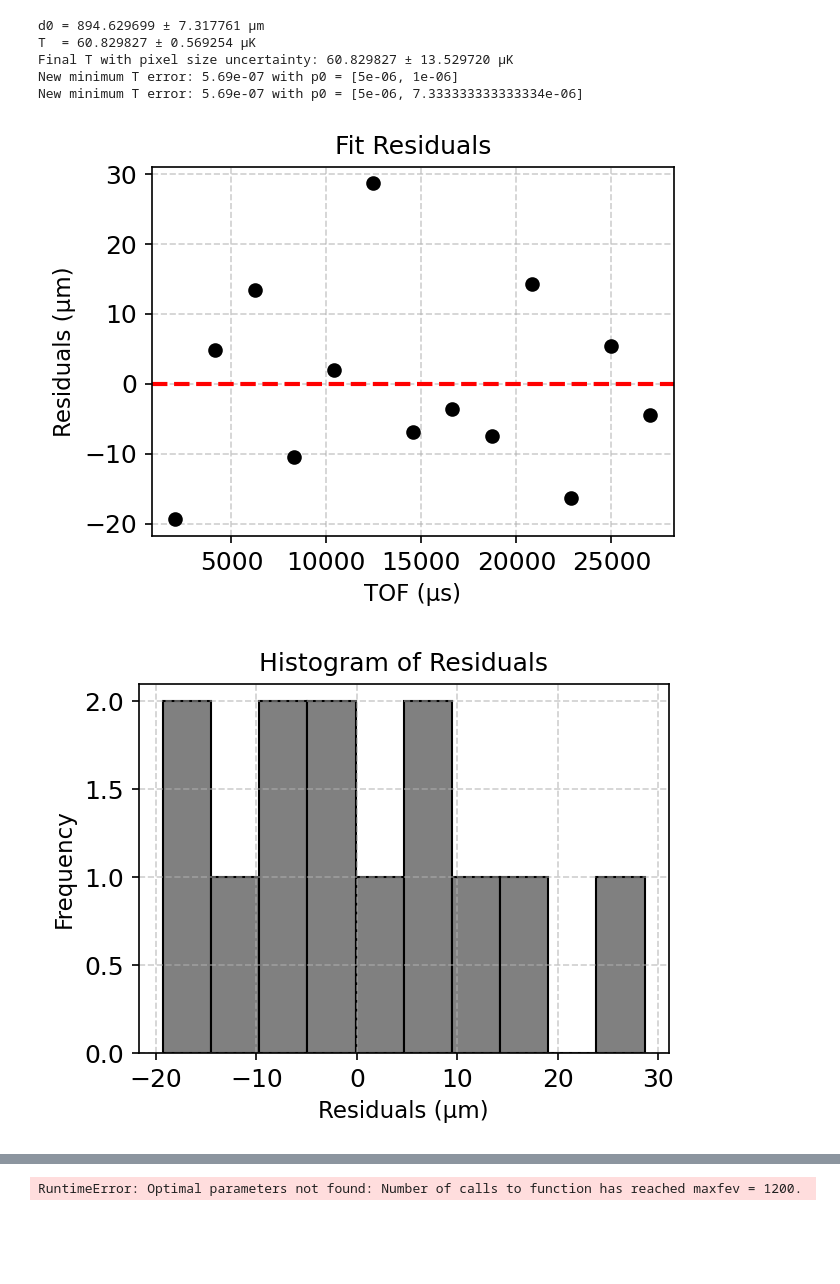
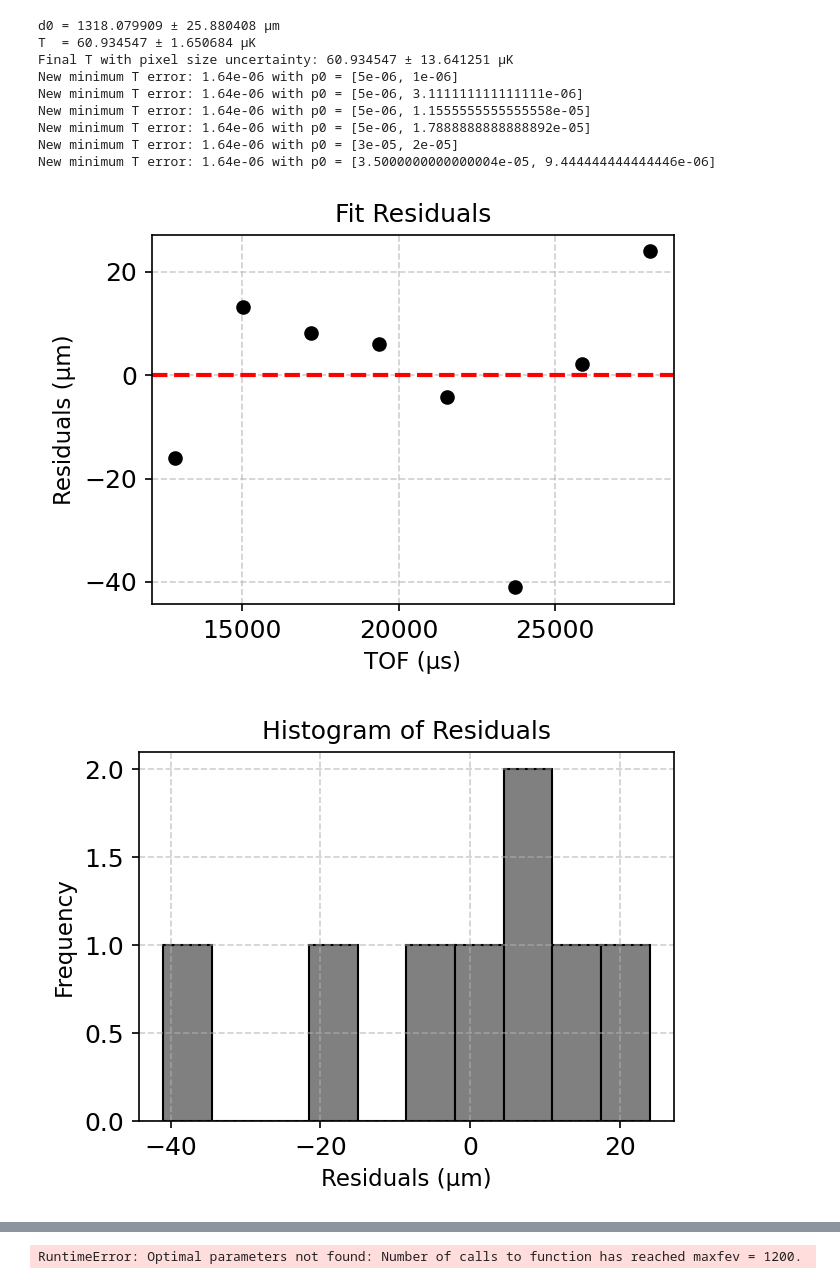
Before and after one commit to harrykendell/ARTIQ, a Jupyter notebook: analysis/plotting_data_post_analysis.ipynb, the cells around one changed output, grey strips where cells are left out. Drawn from its saved outputs; the diff is of its cells as text; code cells hidden in the pictures; blank space fills up the shorter version.

```diff
--- a/analysis/plotting_data_post_analysis.ipynb
+++ b/analysis/plotting_data_post_analysis.ipynb
@@ -553,15 +613,15 @@ Phase Space Density (derived): [0.03591504699582845, 0.0349663705609438, 0.03313
 Lambda db (derived): [4.187707025200943e-08, 4.187707025200943e-08, 4.187707025200943e-08, 4.187707025200943e-08, 4.187707025200943e-08, 4.187707025200943e-08, 4.187707025200943e-08, 4.187707025200943 ...
 # %%
 # exposure time
-exposure_time = 0.05e-3
+exposure_time = 0.04e-3
 
-#scaling_factor = 1.55 * 1e-6
+# scaling_factor = 1.55 * 1e-6
 
 # add the exposure time to tof
 # scan_params = scan_params + exposure_time
 
-sx = np.array(sx) #* scaling_factor  # Convert to mm
-sy = np.array(sy) #* scaling_factor  # Convert to mm
+sx = np.array(sx)  # * scaling_factor  # Convert to mm
+sy = np.array(sy)  # * scaling_factor  # Convert to mm
 
 
 scan_params = f1["datasets"][d][()]
@@ -570,8 +630,8 @@ scan_params = np.array(scan_params)
 scan_params = scan_params + exposure_time
 
 
-#remobve the 7th data point from scan params
-#scan_params = np.delete(scan_params, 6)
+# remobve the 7th data point from scan params
+# scan_params = np.delete(scan_params, 6)
 
 if e is not None:
     axis1_params = f1["datasets"][e][()]
@@ -870,10 +930,10 @@ after adding exposure time [0.0041333 0.0062167 0.0083    0.0103833 0.0124667 0.
 import numpy as np
 
 t_data = scan_params  # TOF data
-d_data = np.array(sx)  # Diameter data, using sy as an e
+d_data = np.array(sy)  # Diameter data, using sx as an e
 
 
-diametertype = "x"  # Change to "x" or "y" based on which diameter you want to fit
+diametertype = "y"  # Change to "x" or "y" based on which diameter you want to fit
 
 print("TOF data:", t_data)
 print("Diameter data:", d_data)
@@ -881,8 +941,6 @@ print("Diameter data:", d_data)
 # increasing order t data
 t_data_sorted = np.sort(t_data)
 print("Sorted TOF data:", t_data_sorted)
-
-
 
 
 # return index of some value in t_data_sorted
@@ -898,10 +956,15 @@ ind = get_index_of_value(t_data_sorted[0], t_data)
 # diameter data sorted
 d_data_sorted = d_data[np.argsort(t_data)]
 print("Sorted Diameter data:", d_data_sorted)
-d_data_sorted = (
-    d_data * 33.45 * 1e-6
-)  # Convert to meters, adjust scaling factor as needed
+# d_data_sorted = (
+#    d_data_sorted * scaling_factor
+# )  # Convert to meters, adjust scaling factor as needed
+print("Sorted Diameter data (meters):", d_data_sorted)
+d_data_sorted = d_data_sorted * scaling_factor  # Convert to meters for fitting
 
+# remove first five points from t_data_sorted and d_data_sorted
+t_data_sorted = t_data_sorted[5:]
+d_data_sorted = d_data_sorted[5:]
 
 
 # --- Constants ---
@@ -920,10 +983,9 @@ def model(t, d0, T):
 # NOTE: Replace or define your t_data_sorted and d_data_sorted arrays before fitting.
 # Example:
 # t_data_sorted = np.array([...])
-# d_data_sorted = np.array([...])
 
 bounds = ([0, 0], [np.inf, np.inf])
-p0 = [500e-6, 100e-6]  # Initial guess
+p0 = [1e-3, 50e-6]  # Initial guess
 
 popt, pcov = curve_fit(model, t_data_sorted, d_data_sorted, p0=p0, bounds=bounds)
 d0_fit, T_fit = popt
@@ -960,11 +1022,11 @@ ylabel = (
 plt.ylabel(ylabel, fontsize=12)
 
 if diametertype == "x":
-    plt.title("ODT Reservoir Temperature (X direction)", fontsize=13)
+    plt.title("MOT Temperature (X direction) after PGC", fontsize=13)
 elif diametertype == "y":
-    plt.title("ODT Reservoir Temperature (Y direction)", fontsize=13)
+    plt.title("MOT Temperature (Y direction) after PGC", fontsize=13)
 else:
-    plt.title("ODT Reservoir Temperature Fit", fontsize=13)
+    plt.title("MOT Temperature Fit", fontsize=13)
 
 fit_text = (
     f"$d_0$ = {d0_fit * 1e6:.2f} ± {d0_err * 1e6:.2f} μm\n"
@@ -1053,10 +1118,14 @@ Sorted Diameter data: [26.57090623 28.49569574 30.65496204 32.43021912 35.742908
-d0 = 894.629699 ± 7.317761 μm
-T  = 60.829827 ± 0.569254 μK
-Final T with pixel size uncertainty: 60.829827 ± 13.529720 μK
-New minimum T error: 5.69e-07 with p0 = [5e-06, 1e-06]
-New minimum T error: 5.69e-07 with p0 = [5e-06, 7.333333333333334e-06]
+d0 = 1318.079909 ± 25.880408 μm
+T  = 60.934547 ± 1.650684 μK
+Final T with pixel size uncertainty: 60.934547 ± 13.641251 μK
+New minimum T error: 1.64e-06 with p0 = [5e-06, 1e-06]
+New minimum T error: 1.64e-06 with p0 = [5e-06, 3.111111111111111e-06]
+New minimum T error: 1.64e-06 with p0 = [5e-06, 1.1555555555555558e-05]
+New minimum T error: 1.64e-06 with p0 = [5e-06, 1.7888888888888892e-05]
+New minimum T error: 1.64e-06 with p0 = [3e-05, 2e-05]
+New minimum T error: 1.64e-06 with p0 = [3.5000000000000004e-05, 9.444444444444446e-06]
-[figure, old version]
+[figure, new version]
-[figure, old version]
+[figure, new version]
 # %%
 # pixel calibration fit
 g = 9.81  # m/s^2, gravitational acceleration
```
Also changed, not shown: parts of 9 cells of this notebook, 6 other files.
